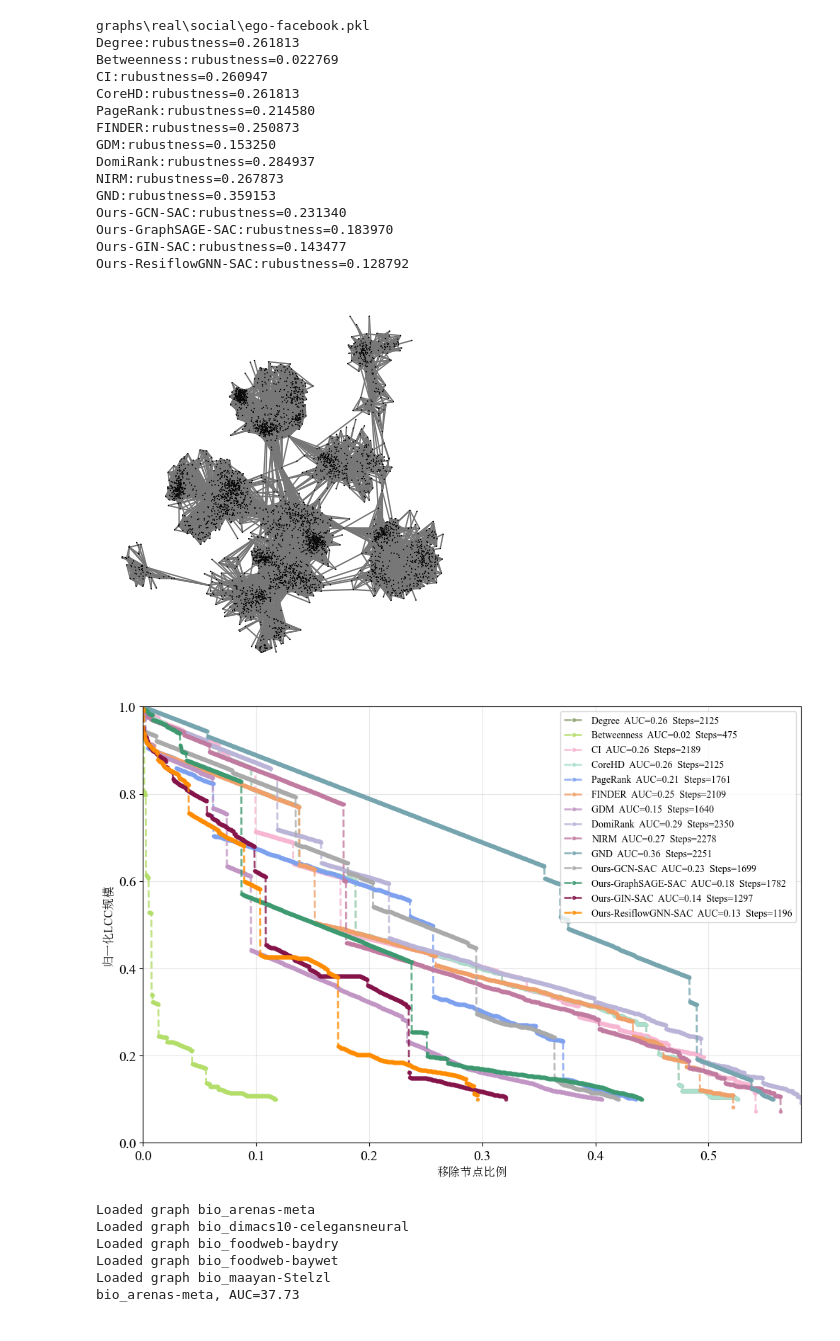
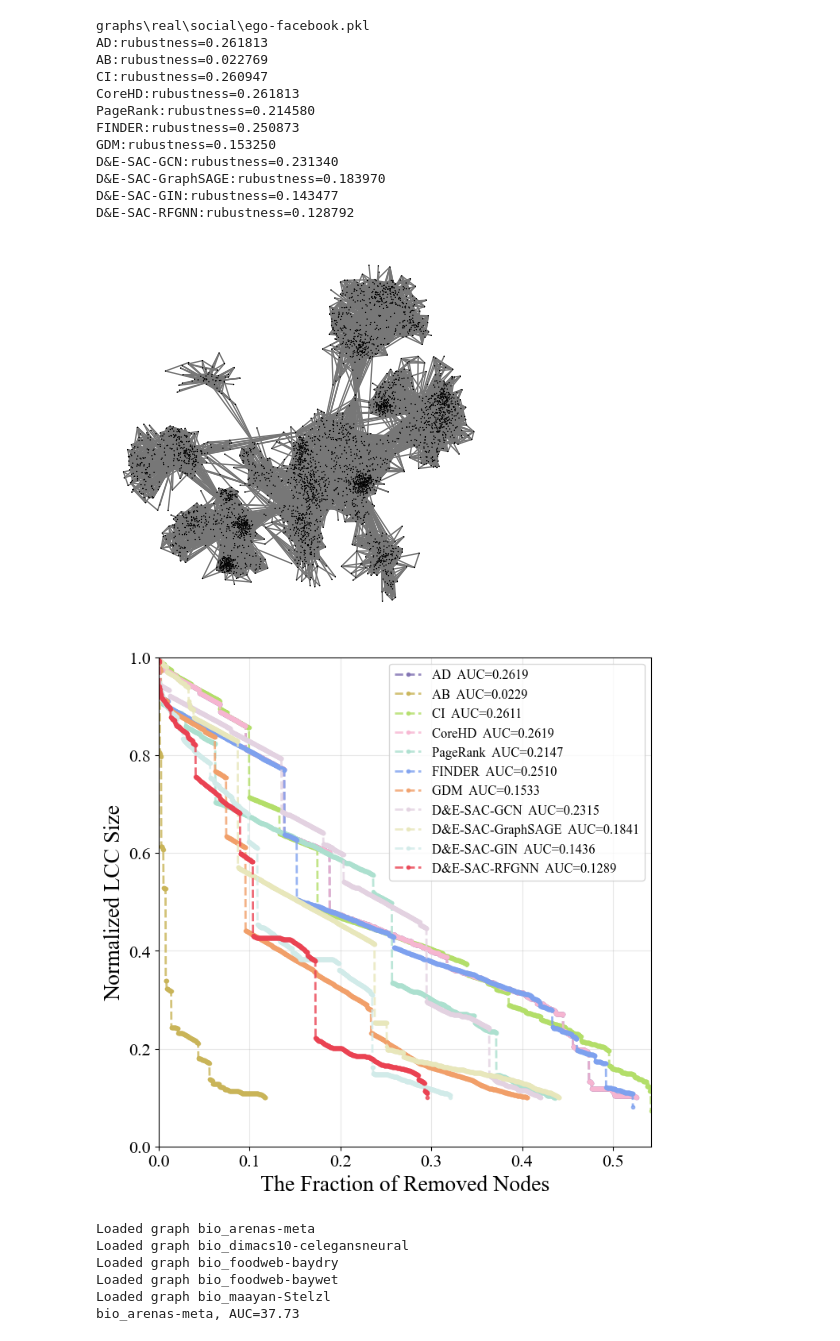
Before and after one commit to Rich-Chaw/MIND-ND, a Jupyter notebook: visualize.ipynb, the cells around one changed output. Saved outputs shown, nothing was run; the diff lists cells and outputs as text; code cells hidden in the pictures.

```diff
--- a/visualize.ipynb
+++ b/visualize.ipynb
@@ -59,59 +59,65 @@ g_name = 'ego-facebook'
 # g_name = 'subelj_jdk_jdk'
 # g_name = 'linux'
 
-method_names = ['Degree', 'Betweenness', 'CI', 'CoreHD',
-                'PageRank', 'FINDER', 'GDM', 'DomiRank','NIRM','GND',]
+# method_names = ['Degree', 'Betweenness', 'CI', 'CoreHD',
+#                 'PageRank', 'FINDER', 'GDM', 'DomiRank','NIRM','GND',]
+method_names = ['AD', 'AB','CI', 'CoreHD',
+                'PageRank', 'FINDER', 'GDM',]
 # method_names.extend(['GCN-DQN', 'Ours-GCN-DQN', 'GCN-SAC', 'Ours-GCN-SAC',
 #         'GraphSAGE-DQN', 'Ours-GraphSAGE-DQN', 'GraphSAGE-SAC', 'Ours-GraphSAGE-SAC'])
 
-method_names.extend(['Ours-GCN-SAC','Ours-GraphSAGE-SAC','Ours-GIN-SAC','Ours-ResiflowGNN-SAC'])
+# method_names.extend(['D&E-SAC'])
+method_names.extend(['D&E-SAC-GCN','D&E-SAC-GraphSAGE','D&E-SAC-GIN','D&E-SAC-RFGNN'])
+map_dict = {}
+# map_dict = {
+#     'D&E-SAC-RFGNN':'GDM',
+#     'GDM':'D&E-SAC-RFGNN',
+# }
+
 g_path = list(root.rglob(f"{g_name}.pkl"))[0]
 print(g_path)
 g = load_g(g_path,name="test")
 g = g.subgraph(max(g.connected_components(), key=len))
 plot_graph(g)
 
 all_results = {}
 cache_dir = f'results/{g_name}'
 for method_name in method_names:
-    cache_path = f"{method_name}_0.1.txt"
+    method_name_map = map_dict.get(method_name, method_name)
+    cache_path = f"{method_name_map}_0.1.txt"
     if os.path.exists(os.path.join(cache_dir, cache_path)):
 # for cache_path in os.listdir(cache_dir):
 #     if cache_path.endswith('.txt'):
         # print(cache_path)
-        method_name = os.path.basename(cache_path).split('_')[0]
         with open(os.path.join(cache_dir, cache_path), "r", encoding="utf-8") as f:
             removals = [int(line.strip()) for line in f if line.strip()]
         auc, r, lcc_sizes, removed_sizes = evaluate_sol(g,removals,threshold=0.1)
         print(f"{method_name}:rubustness={r:.6f}")
         all_results[method_name] = {
             'removals': removals,
             'auc': auc,
             'robustness': r,
             'lcc_sizes': lcc_sizes,
             'removed_sizes': removed_sizes,
         }
 
 from visualize_dismantling import visualize_multiple_curve
-visualize_multiple_curve(g,all_results)
+visualize_multiple_curve(g,all_results,main_method='D&E-SAC-RFGNN')
 # %% [output]
 graphs\real\social\ego-facebook.pkl
-Degree:rubustness=0.261813
-Betweenness:rubustness=0.022769
+AD:rubustness=0.261813
+AB:rubustness=0.022769
 CI:rubustness=0.260947
 CoreHD:rubustness=0.261813
 PageRank:rubustness=0.214580
 FINDER:rubustness=0.250873
 GDM:rubustness=0.153250
-DomiRank:rubustness=0.284937
-NIRM:rubustness=0.267873
-GND:rubustness=0.359153
-Ours-GCN-SAC:rubustness=0.231340
-Ours-GraphSAGE-SAC:rubustness=0.183970
-Ours-GIN-SAC:rubustness=0.143477
-Ours-ResiflowGNN-SAC:rubustness=0.128792
+D&E-SAC-GCN:rubustness=0.231340
+D&E-SAC-GraphSAGE:rubustness=0.183970
+D&E-SAC-GIN:rubustness=0.143477
+D&E-SAC-RFGNN:rubustness=0.128792
-[figure, old version]
+[figure, new version]
-[figure, old version]
+[figure, new version]
 # %%
 from env import DismantleEnv
 from utils import validate
```
Also changed, not shown: 21 other files.
